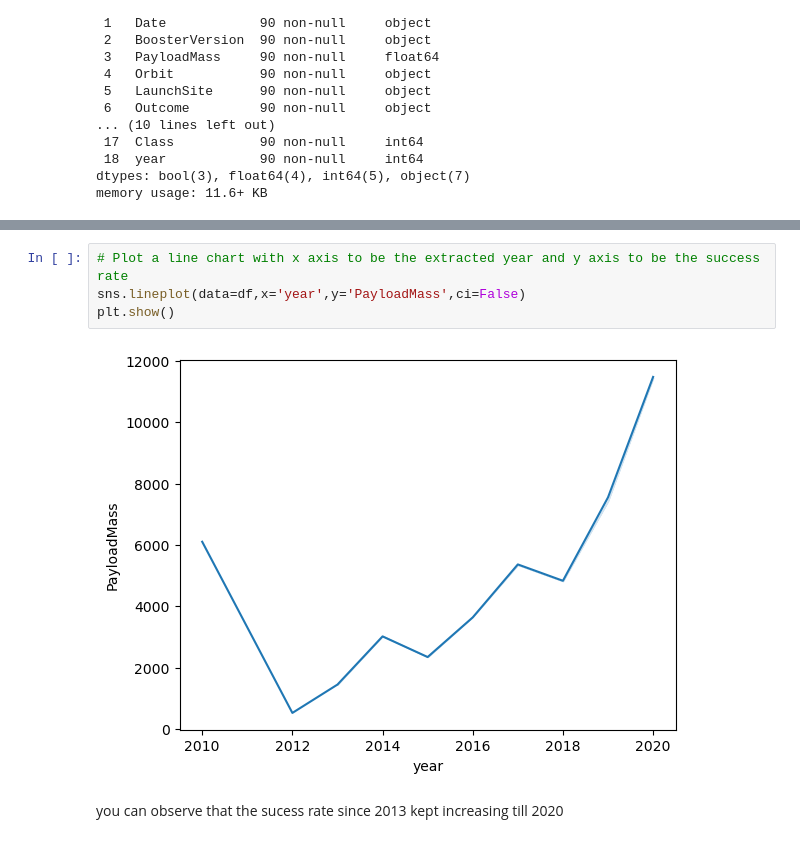
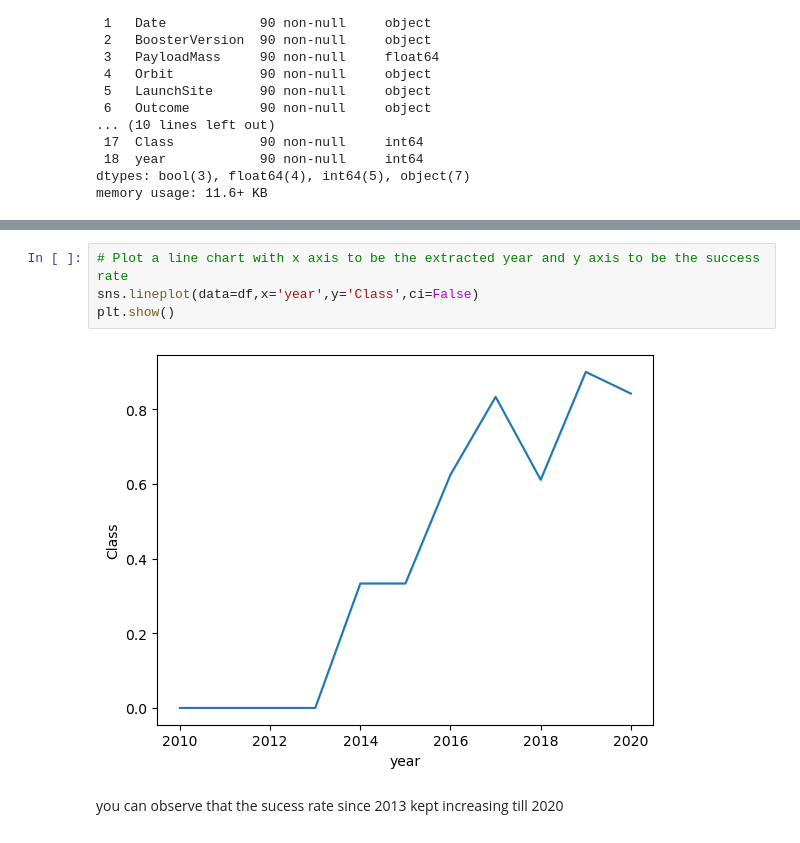
Before and after one commit to nkr1108/CapstoneProject, a Jupyter notebook: jupyter-labs-eda-dataviz.ipynb, the cells around one changed output, grey strips where cells are left out. Saved outputs shown, nothing was run; the diff lists cells and outputs as text.

```diff
--- a/jupyter-labs-eda-dataviz.ipynb
+++ b/jupyter-labs-eda-dataviz.ipynb
@@ -210,10 +210,10 @@ df.head()
 | 4 | 5 | 2013-12-03 | Falcon 9 | 3170.000000 | GTO | CCAFS SLC 40 | None None | 1 | False | ... |
 # %%
 # Plot a line chart with x axis to be the extracted year and y axis to be the success rate
-sns.lineplot(data=df,x='year',y='PayloadMass',ci=False)
+sns.lineplot(data=df,x='year',y='Class',ci=False)
 plt.show()
 # %% [output]
-[figure, old version]
+[figure, new version]
 # %% [markdown]
 you can observe that the sucess rate since 2013 kept increasing till 2020
 # %% [markdown]
```
Also changed, not shown: parts of 1 cell of this notebook.
